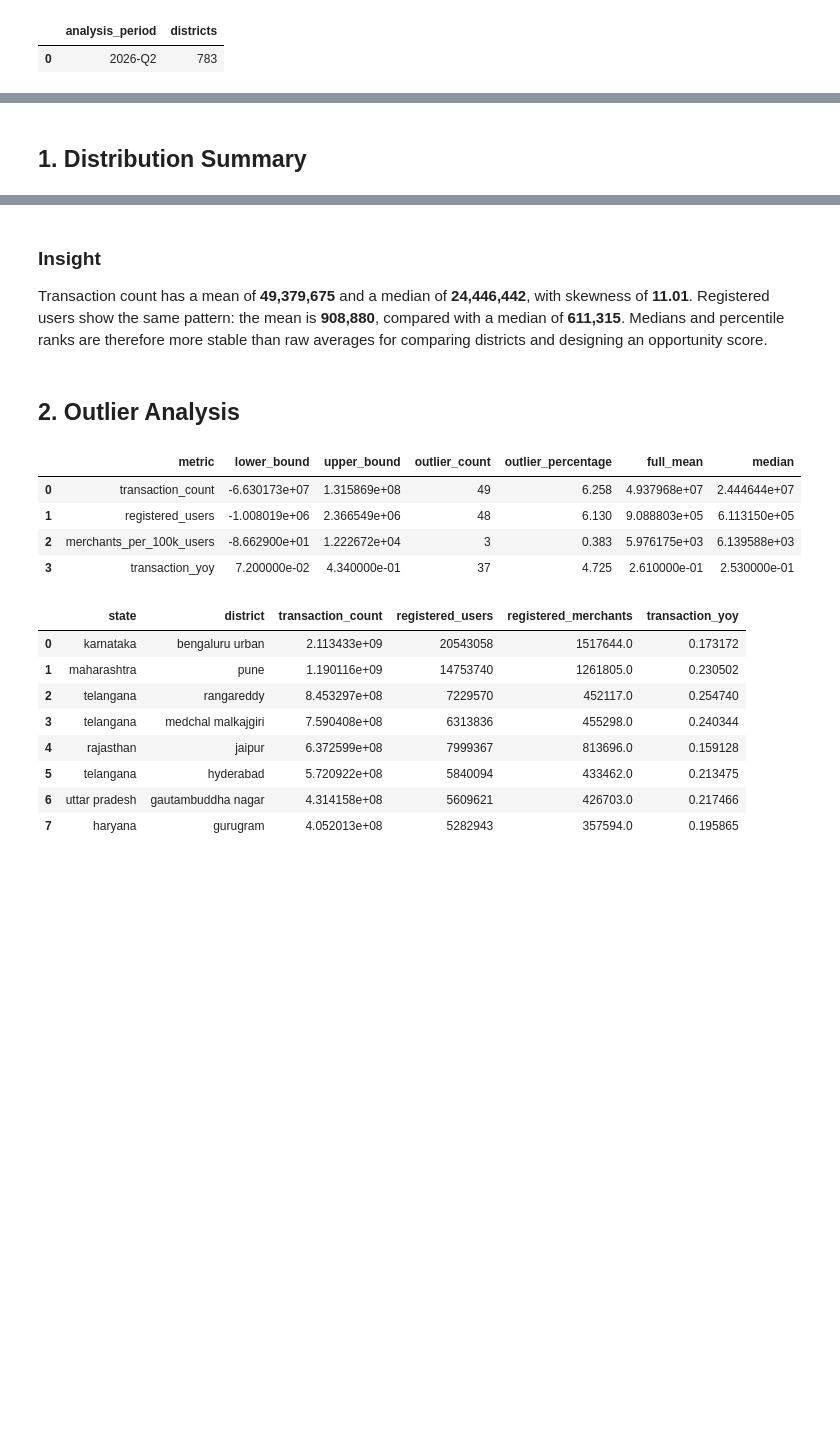
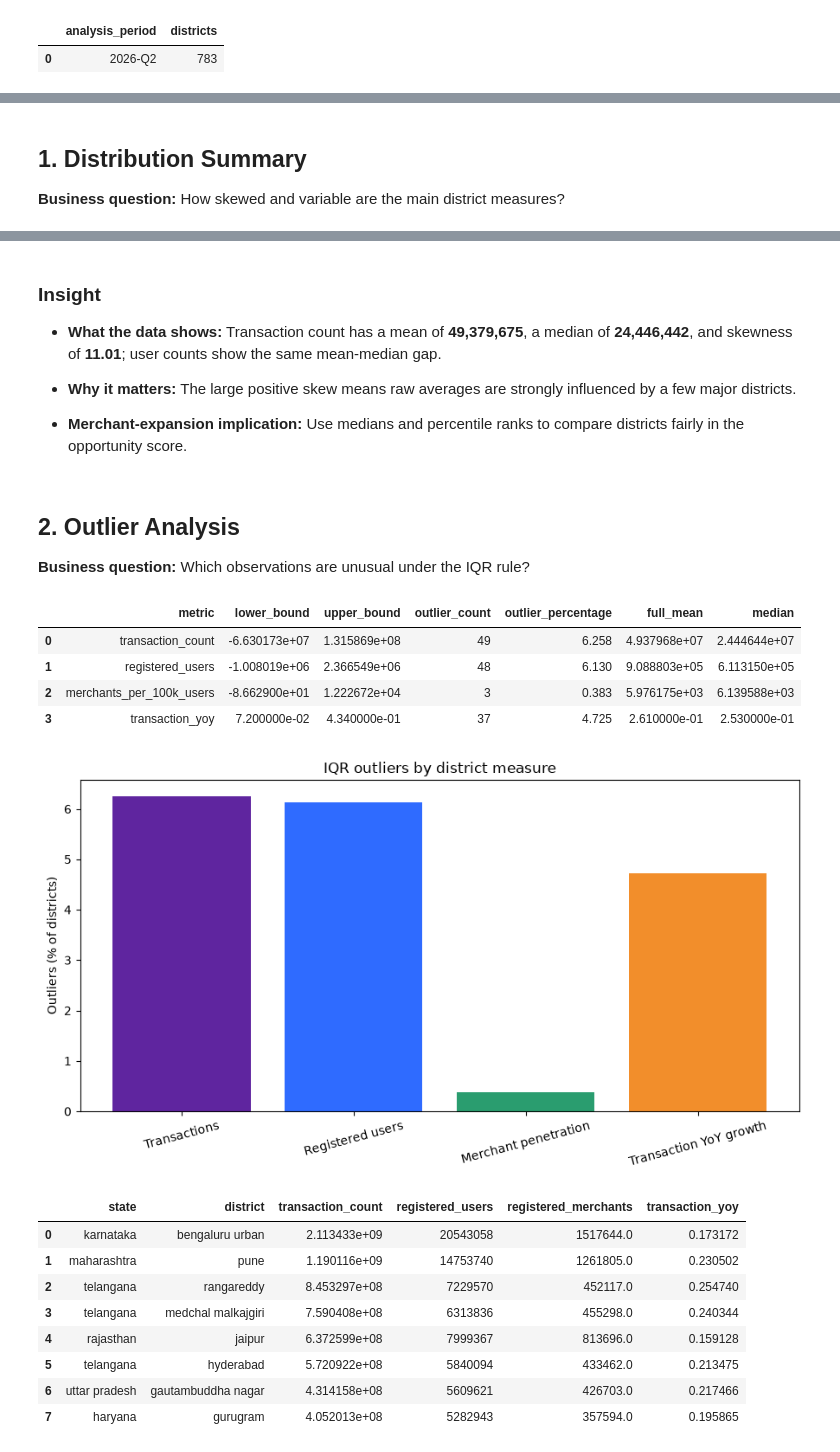
Before and after one commit to Rabilkhan786/PhonePay_Analysis, a Jupyter notebook: notebooks/03_statistical_analysis.ipynb, the cells around one changed output, grey strips where cells are left out. Cells and saved outputs as stored; diff of their text form; code cells hidden in the pictures; blank space fills up the shorter version.

```diff
--- a/notebooks/03_statistical_analysis.ipynb
+++ b/notebooks/03_statistical_analysis.ipynb
@@ -9,8 +11,14 @@ This notebook uses descriptive statistics and association measures. It does not
 # %%
+import matplotlib.pyplot as plt
 import pandas as pd
 from IPython.display import display
 
 from phonepe_analytics.analysis import ANALYSIS_DIR
+
+purple = "#5F259F"
+blue = "#2F6BFF"
+green = "#2A9D6F"
+orange = "#F28E2B"
 
 district_data = pd.read_csv(ANALYSIS_DIR / "district_metrics.csv")
 latest_period_id = district_data["period_id"].max()
@@ -41,5 +53,7 @@ Statistical checks use all **783 districts** in the **2026 Q2** snapshot. This a
 # %% [markdown]
 ## 1. Distribution Summary
+
+**Business question:** How skewed and variable are the main district measures?
 # %%
 distribution_metrics = [
     "transaction_count",
@@ -93,9 +107,15 @@ display(distribution_summary.round(3))
 # %% [markdown]
 ### Insight
 
-Transaction count has a mean of **49,379,675** and a median of **24,446,442**, with skewness of **11.01**. Registered users show the same pattern: the mean is **908,880**, compared with a median of **611,315**. Medians and percentile ranks are therefore more stable than raw averages for comparing districts and designing an opportunity score.
+- **What the data shows:** Transaction count has a mean of **49,379,675**, a median of **24,446,442**, and skewness of **11.01**; user counts show the same mean-median gap.
+
+- **Why it matters:** The large positive skew means raw averages are strongly influenced by a few major districts.
+
+- **Merchant-expansion implication:** Use medians and percentile ranks to compare districts fairly in the opportunity score.
 # %% [markdown]
 ## 2. Outlier Analysis
+
+**Business question:** Which observations are unusual under the IQR rule?
 # %%
 outlier_metrics = [
     "transaction_count",
@@ -108,33 +128,56 @@ outlier_rows = []
 
 for metric in outlier_metrics:
     values = latest_districts[metric].dropna()
     first_quartile = values.quantile(0.25)
     third_quartile = values.quantile(0.75)
     iqr = third_quartile - first_quartile
     lower_bound = first_quartile - 1.5 * iqr
     upper_bound = third_quartile + 1.5 * iqr
     is_outlier = values.lt(lower_bound) | values.gt(upper_bound)
 
     outlier_rows.append(
         {
             "metric": metric,
             "lower_bound": lower_bound,
             "upper_bound": upper_bound,
             "outlier_count": int(is_outlier.sum()),
             "outlier_percentage": is_outlier.mean() * 100,
             "full_mean": values.mean(),
             "median": values.median(),
         }
     )
 
 outlier_summary = pd.DataFrame(outlier_rows)
 display(outlier_summary.round(3))
+
+outlier_chart = outlier_summary.copy()
+outlier_chart["metric"] = outlier_chart["metric"].replace(
+    {
+        "transaction_count": "Transactions",
+        "registered_users": "Registered users",
+        "merchants_per_100k_users": "Merchant penetration",
+        "transaction_yoy": "Transaction YoY growth",
+    }
+)
+fig, axis = plt.subplots(figsize=(9, 5))
+axis.bar(
+    outlier_chart["metric"],
+    outlier_chart["outlier_percentage"],
+    color=[purple, blue, green, orange],
+)
+axis.set_title("IQR outliers by district measure")
+axis.set_xlabel("")
+axis.set_ylabel("Outliers (% of districts)")
+axis.tick_params(axis="x", rotation=15)
+fig.tight_layout()
+plt.show()
 # %% [output]
 |  | metric | lower_bound | upper_bound | outlier_count | outlier_percentage | full_mean | median |
 | 0 | transaction_count | -6.630173e+07 | 1.315869e+08 | 49 | 6.258 | 4.937968e+07 | 2.444644e+07 |
 | 1 | registered_users | -1.008019e+06 | 2.366549e+06 | 48 | 6.130 | 9.088803e+05 | 6.113150e+05 |
 | 2 | merchants_per_100k_users | -8.662900e+01 | 1.222672e+04 | 3 | 0.383 | 5.976175e+03 | 6.139588e+03 |
 | 3 | transaction_yoy | 7.200000e-02 | 4.340000e-01 | 37 | 4.725 | 2.610000e-01 | 2.530000e-01 |
+[figure, added]
 # %%
 high_volume_districts = latest_districts.nlargest(
     8,
```
Also changed, not shown: parts of 9 cells of this notebook, 3 other files.
